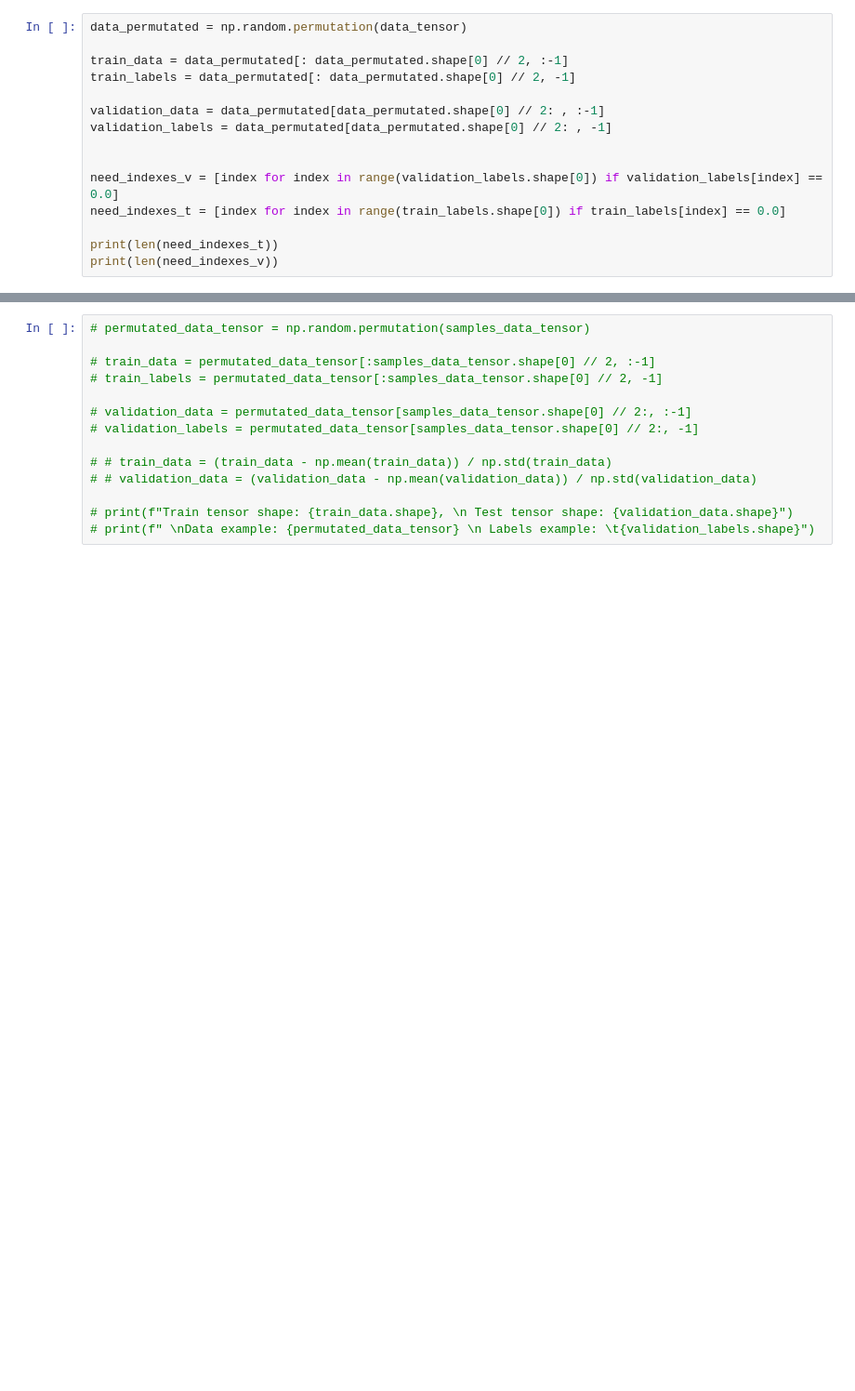
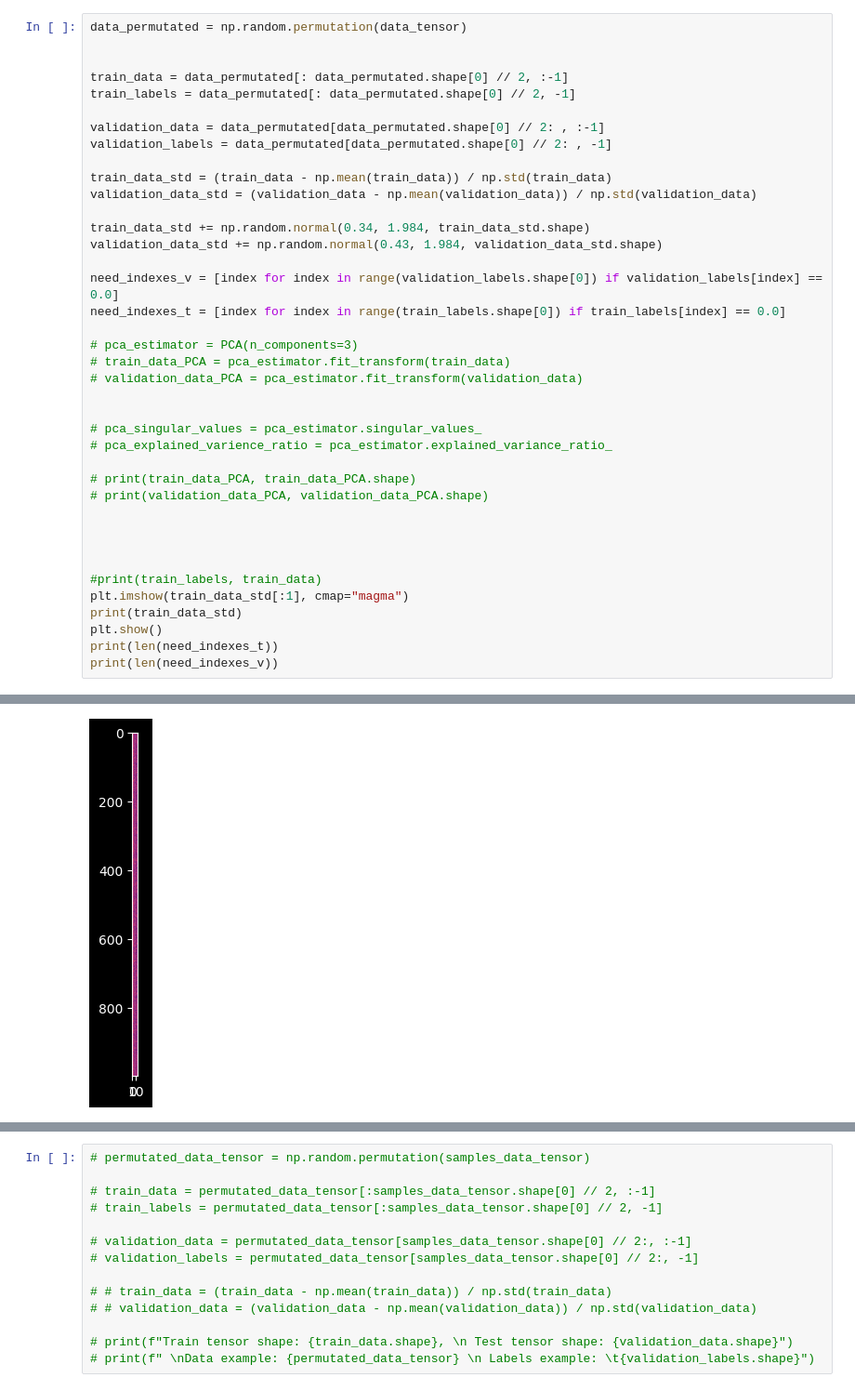
Before and after one commit to Asdergh/ItPlanetProject, a Jupyter notebook: Model/test.ipynb, the cells around one changed output, grey strips where cells are left out. Shown: that part at 93% size. Drawn from its saved outputs; the diff is of its cells as text; blank space fills up the shorter version.

```diff
--- a/Model/test.ipynb
+++ b/Model/test.ipynb
@@ -296,5 +557,6 @@ data_tensor = generate_data(data_buffer=data_buffer, generation_type="per_day")
 # %%
 data_permutated = np.random.permutation(data_tensor)
+
 
 train_data = data_permutated[: data_permutated.shape[0] // 2, :-1]
 train_labels = data_permutated[: data_permutated.shape[0] // 2, -1]
@@ -302,10 +564,33 @@ train_labels = data_permutated[: data_permutated.shape[0] // 2, -1]
 validation_data = data_permutated[data_permutated.shape[0] // 2: , :-1]
 validation_labels = data_permutated[data_permutated.shape[0] // 2: , -1]
 
+train_data_std = (train_data - np.mean(train_data)) / np.std(train_data)
+validation_data_std = (validation_data - np.mean(validation_data)) / np.std(validation_data)
+
+train_data_std += np.random.normal(0.34, 1.984, train_data_std.shape)
+validation_data_std += np.random.normal(0.43, 1.984, validation_data_std.shape)
 
 need_indexes_v = [index for index in range(validation_labels.shape[0]) if validation_labels[index] == 0.0]
 need_indexes_t = [index for index in range(train_labels.shape[0]) if train_labels[index] == 0.0]
 
+# pca_estimator = PCA(n_components=3)
+# train_data_PCA = pca_estimator.fit_transform(train_data)
+# validation_data_PCA = pca_estimator.fit_transform(validation_data)
+
+
+# pca_singular_values = pca_estimator.singular_values_
+# pca_explained_varience_ratio = pca_estimator.explained_variance_ratio_
+
+# print(train_data_PCA, train_data_PCA.shape)
+# print(validation_data_PCA, validation_data_PCA.shape)
+
+
+
+
+#print(train_labels, train_data)
+plt.imshow(train_data_std[:1], cmap="magma")
+print(train_data_std)
+plt.show()
 print(len(need_indexes_t))
 print(len(need_indexes_v))
 # %% [output]
@@ -313,0 +610 @@ print(len(need_indexes_v))
+[figure, added]
```
Also changed, not shown: parts of 16 cells of this notebook, 1 other file.
